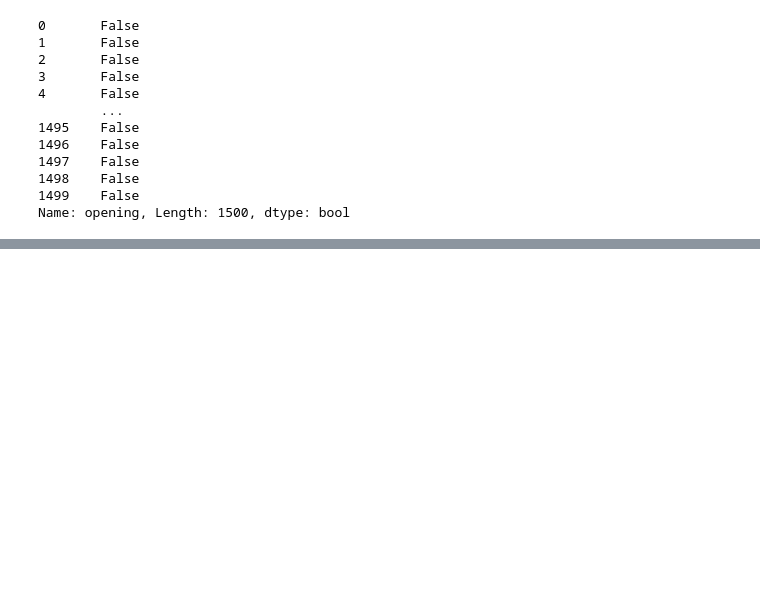
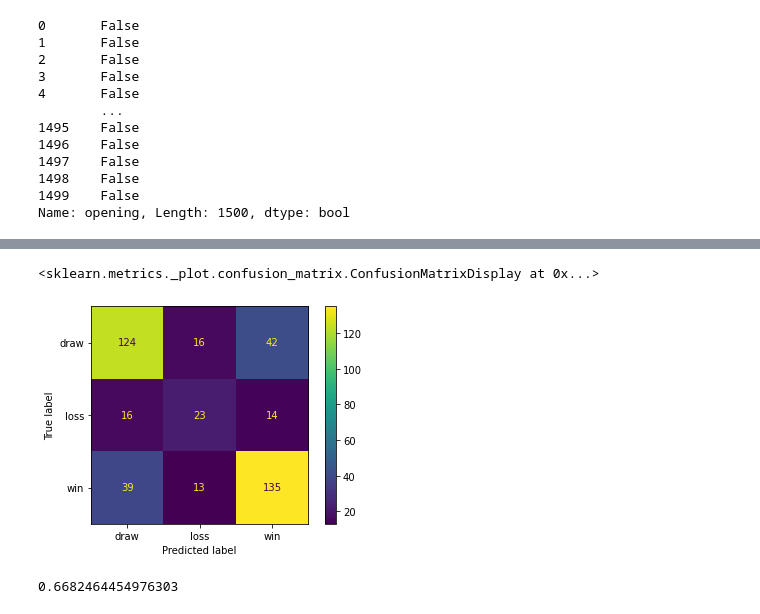
Before and after one commit to deadlykitten1/Chess_Outcome_Predictor, a Jupyter notebook: model.ipynb, the cells around one changed output, grey strips where cells are left out. Cells and saved outputs as stored; diff of their text form; code cells hidden in the pictures; blank space fills up the shorter version.

Commit message:
did some stuff, got .7 accuracy

```diff
--- a/model.ipynb
+++ b/model.ipynb
@@ -70,7 +56,7 @@ ordinal_pipeline = Pipeline([
 
 nominal_pipeline = Pipeline([
     ('onehotimputer', SimpleImputer(strategy = 'most_frequent')),
-    # ('onehotenc', OneHotEncoder(sparse = False, drop = 'first')),
+    ('onehotenc', OneHotEncoder(sparse = False, drop = 'first')),
     ('onehotnorm', MaxAbsScaler())
 ])
 # %%
@@ -78,7 +64,7 @@ numeric_cols = ['opponent_rating', 'magnus_rating', 'length']
 ordinal_cols = ['year']
 nominal_cols = ['magnus_color', 'opening']
 # %%
-ct = ColumnTransformer(
+ct = ColumnTransformer(transformers =
     [("ordinal_pipe", ordinal_pipeline, ordinal_cols),
     ("nominal_pipe", nominal_pipeline, nominal_cols),
     ("numeric_pipe", numeric_pipeline, numeric_cols)]
@@ -103,0 +132,5 @@ plot_confusion_matrix(dtree_pipe, X_train, y_train)
+# %%
+plot_confusion_matrix(dtree_pipe, X_test, y_test)
+# %% [output]
+<sklearn.metrics._plot.confusion_matrix.ConfusionMatrixDisplay at 0x...>
+[figure, added]
@@ -103,0 +139,4 @@ plot_confusion_matrix(dtree_pipe, X_train, y_train)
+# %%
+accuracy_score(y_test, dtree_y_pred)
+# %% [output]
+0.6682464454976303
```
Also changed, not shown: parts of 21 cells of this notebook.
